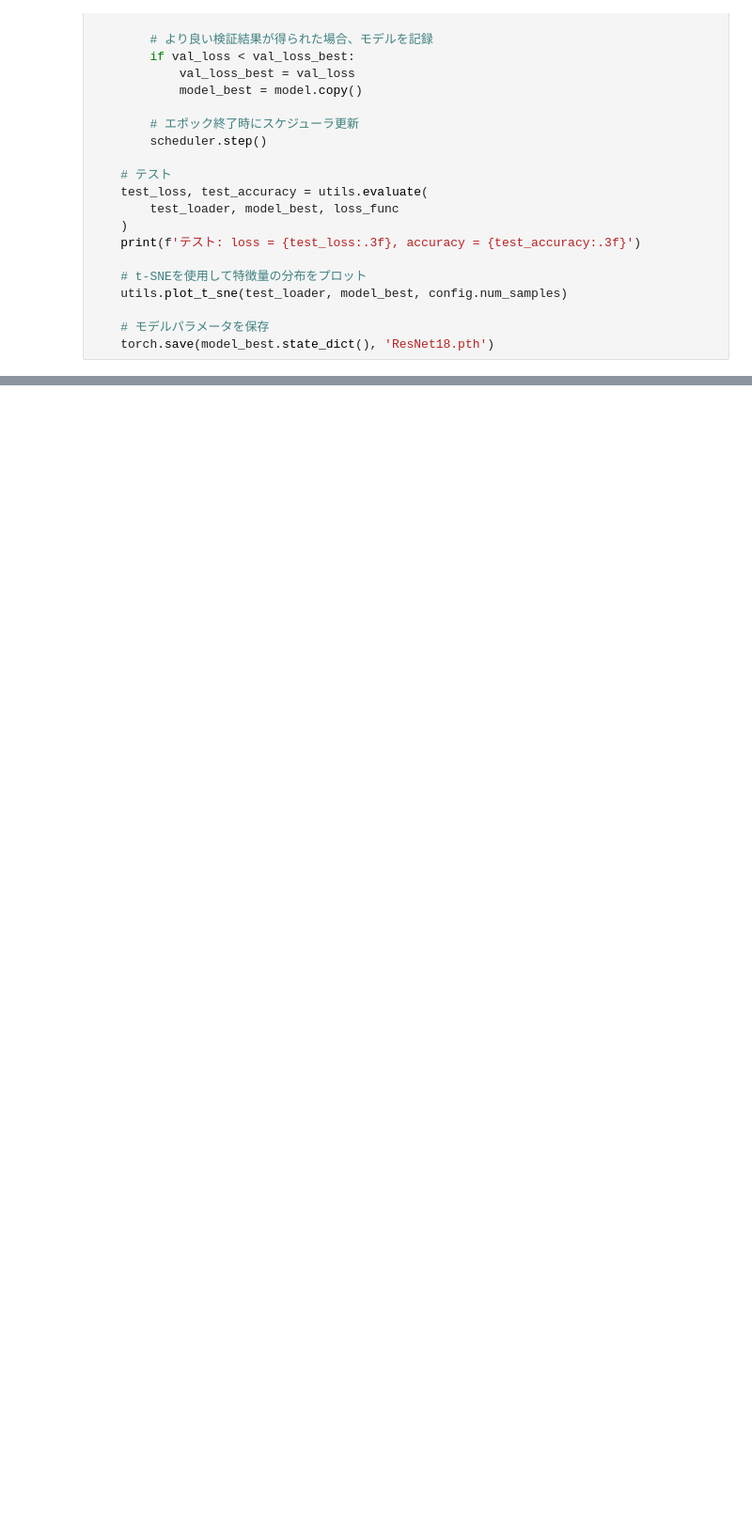
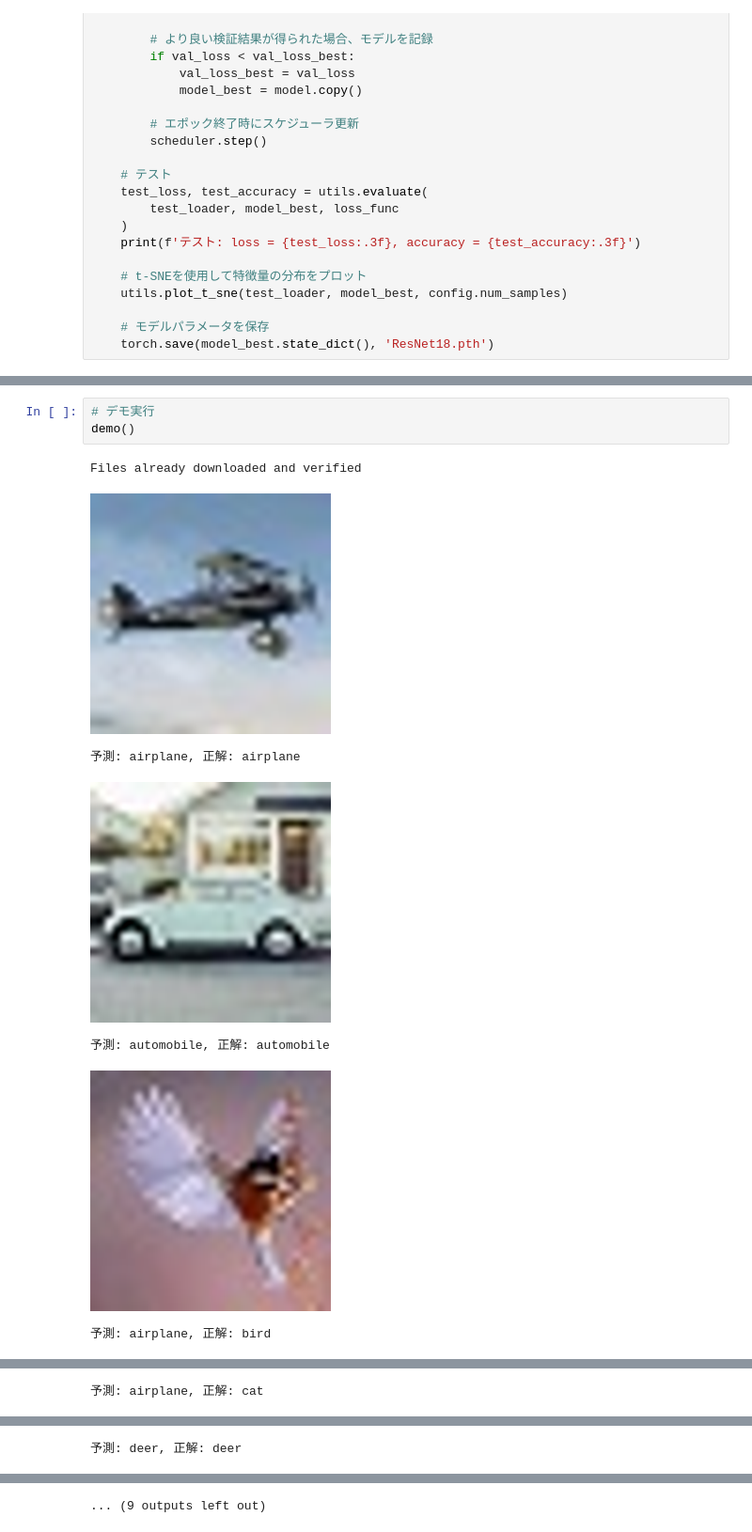
Before and after one commit to SY-256/python-image-recog, a Jupyter notebook: notebook/chapter4_4.ipynb, the cells around one changed output, grey strips where cells are left out. Shown: that part at 94% size. Drawn from its saved outputs; the diff is of its cells as text; blank space fills up the shorter version.

```diff
--- a/notebook/chapter4_4.ipynb
+++ b/notebook/chapter4_4.ipynb
@@ -301,0 +361,11 @@ KeyboardInterrupt:
+# %%
+# デモ実行
+demo()
+# %% [output]
+Files already downloaded and verified
+[figure, added]
+予測: airplane, 正解: airplane
+[figure, added]
+予測: automobile, 正解: automobile
+[figure, added]
+予測: airplane, 正解: bird
@@ -301,0 +373 @@ KeyboardInterrupt:
+予測: airplane, 正解: cat
@@ -301,0 +375 @@ KeyboardInterrupt:
+予測: deer, 正解: deer
@@ -301,0 +377 @@ KeyboardInterrupt:
+... (9 outputs left out)
```
Also changed, not shown: parts of 5 cells of this notebook, 2 other files.
